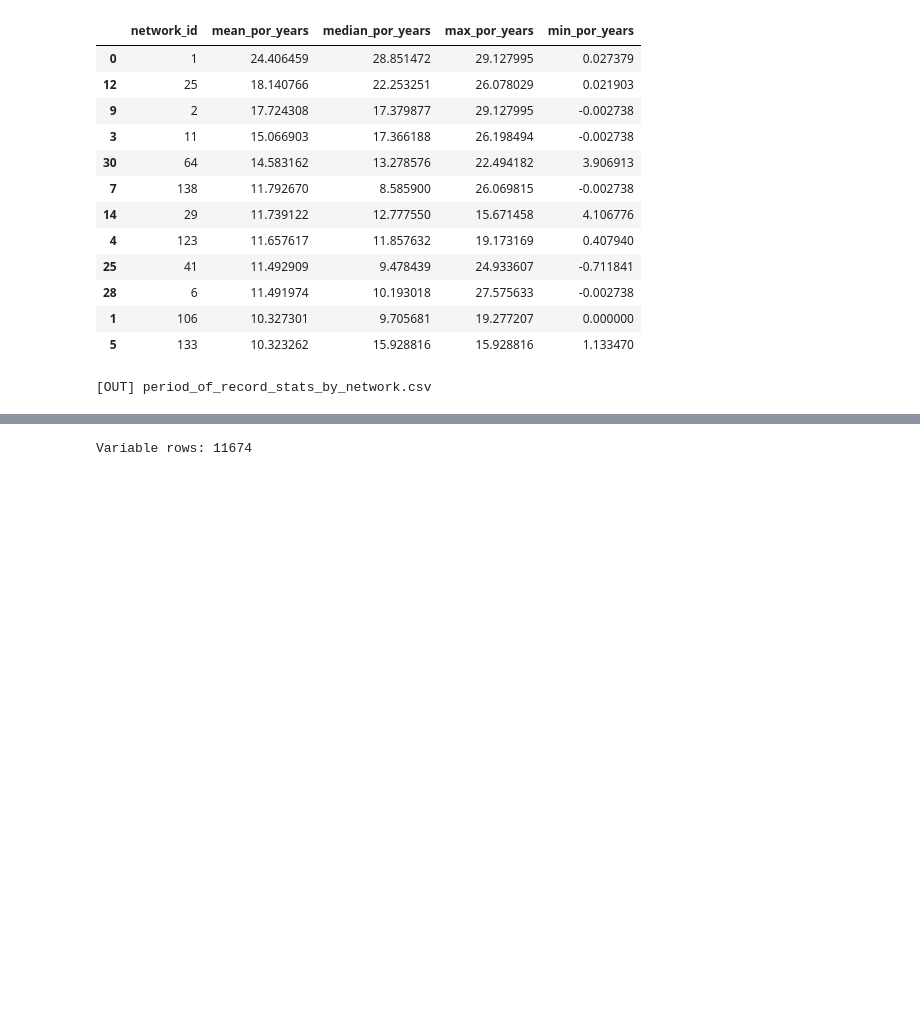
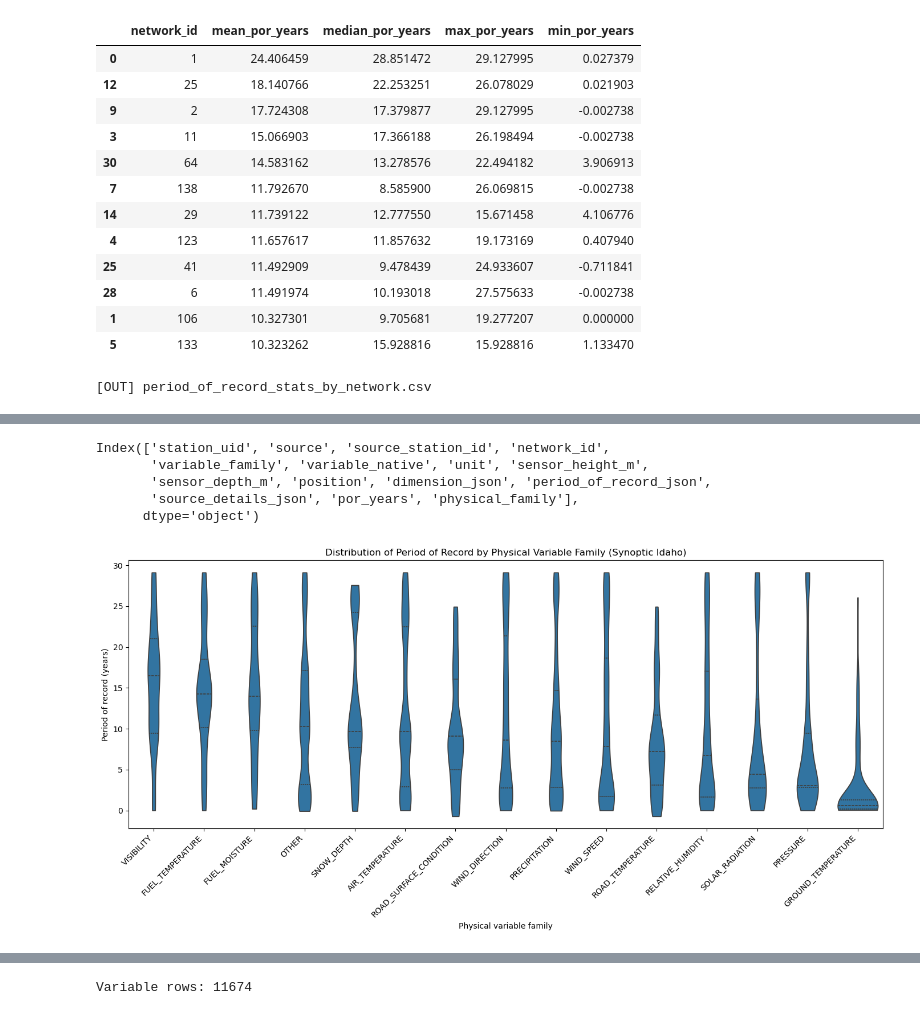
Before and after one commit to irenecionni-ux/idaho-hydromet-audit, a Jupyter notebook: project/notebooks/02_phase1_Synoptic.ipynb, the cells around one changed output, grey strips where cells are left out. Drawn from its saved outputs; the diff is of its cells as text; code cells hidden in the pictures; blank space fills up the shorter version.

```diff
--- a/project/notebooks/02_phase1_Synoptic.ipynb
+++ b/project/notebooks/02_phase1_Synoptic.ipynb
@@ -466,0 +712,70 @@ plt.show()
+# %%
+df_var_enr.columns
+# %% [output]
+Index(['station_uid', 'source', 'source_station_id', 'network_id',
+       'variable_family', 'variable_native', 'unit', 'sensor_height_m',
+       'sensor_depth_m', 'position', 'dimension_json', 'period_of_record_json',
+       'source_details_json', 'por_years', 'physical_family'],
+      dtype='object')
+# %%
+import json
+import numpy as np
+
+def extract_por_years(por_json):
+    if pd.isna(por_json):
+        return np.nan
+    try:
+        d = json.loads(por_json)
+        start = pd.to_datetime(d.get("start"), errors="coerce")
+        end   = pd.to_datetime(d.get("end"), errors="coerce")
+        if pd.isna(start) or pd.isna(end):
+            return np.nan
+        return (end - start).days / 365.25
+    except Exception:
+        return np.nan
+
+df_var_enr["por_years"] = df_var_enr["period_of_record_json"].apply(extract_por_years)
+# %%
+import seaborn as sns
+import matplotlib.pyplot as plt
+
+# Assicurati che por_years esista
+if "por_years" not in df_var_enr.columns:
+    print("por_years column missing")
+
+dfp = df_var_enr.dropna(subset=["por_years"]).copy()
+
+# Usa classificazione fisica
+fam_counts = dfp["physical_family"].value_counts()
+
+# Tieni solo famiglie con almeno 30 osservazioni
+keep_fams = fam_counts[fam_counts >= 30].index
+dfp = dfp[dfp["physical_family"].isin(keep_fams)]
+
+# Ordina famiglie per mediana POR
+order = (
+    dfp.groupby("physical_family")["por_years"]
+    .median()
+    .sort_values(ascending=False)
+    .index
+)
+
+plt.figure(figsize=(14,7))
+
+sns.violinplot(
+    data=dfp,
+    x="physical_family",
+    y="por_years",
+    order=order,
+    inner="quartile",
+    cut=0
+)
+
+plt.xticks(rotation=45, ha="right")
+plt.xlabel("Physical variable family")
+plt.ylabel("Period of record (years)")
+plt.title("Distribution of Period of Record by Physical Variable Family (Synoptic Idaho)")
+plt.tight_layout()
+plt.show()
+# %% [output]
+[figure, added]
```
Also changed, not shown: parts of 42 cells of this notebook.
